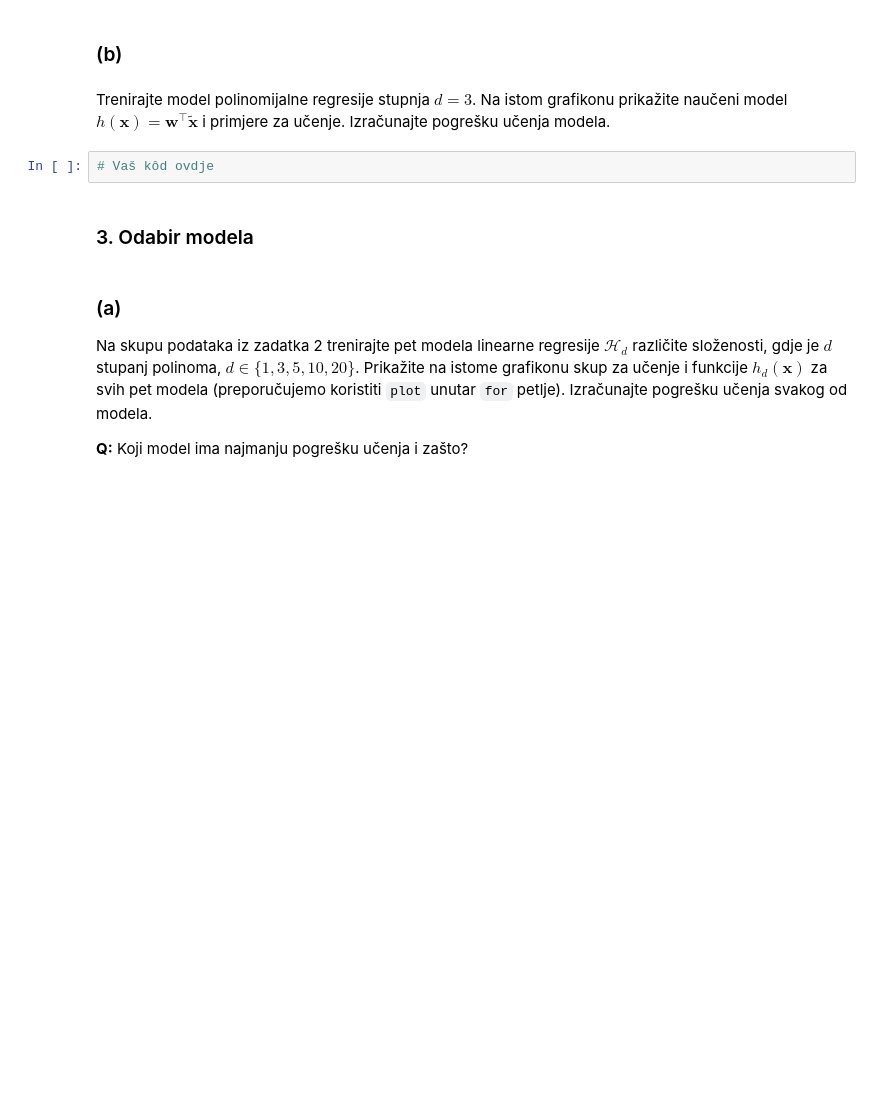
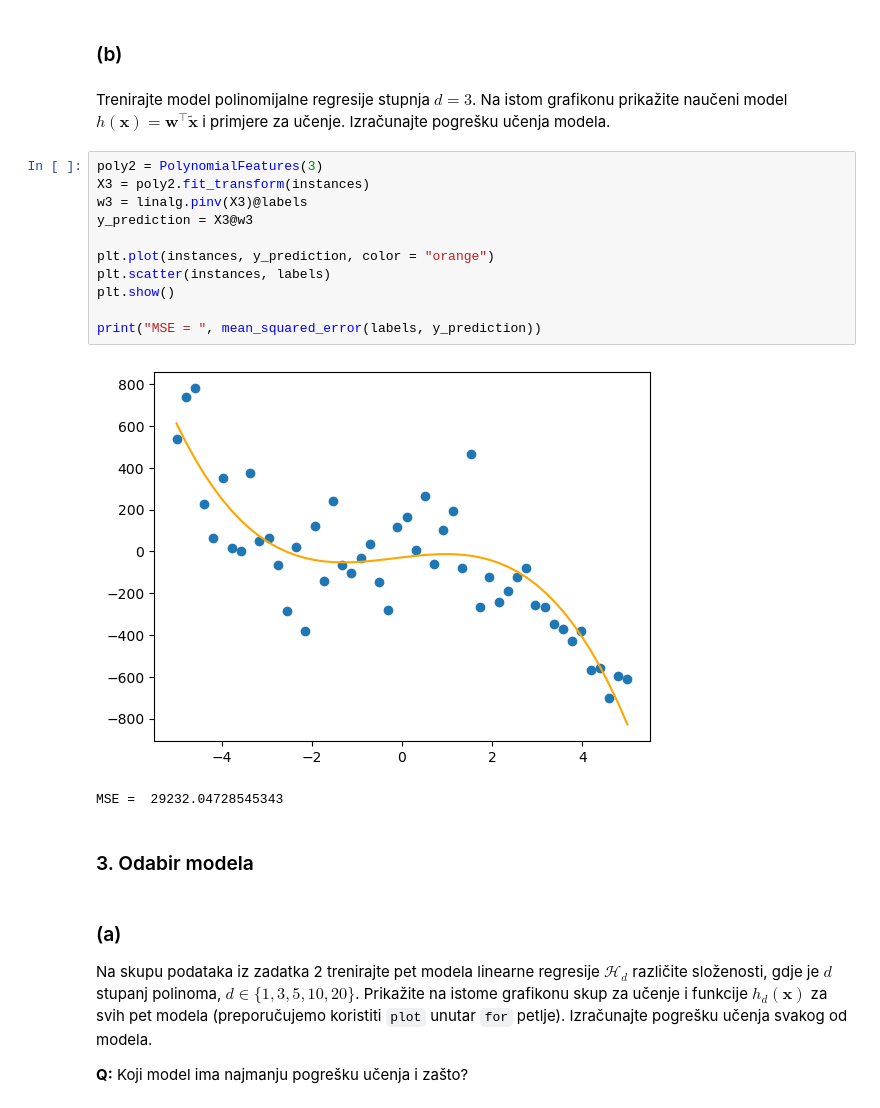
Before and after one commit to RobertoGrabovac/FER-StrojnoUcenje1, a Jupyter notebook: LAB1 - Regresija.ipynb, the cells around one changed output. Cells and saved outputs as stored; diff of their text form; blank space fills up the shorter version.

```diff
--- a/LAB1 - Regresija.ipynb
+++ b/LAB1 - Regresija.ipynb
@@ -185,8 +197,20 @@ Prikažite taj skup funkcijom [`scatter`](http://matplotlib.org/api/pyplot_api.h
 ### (b)
 # %% [markdown]
 Trenirajte model polinomijalne regresije stupnja $d=3$. Na istom grafikonu prikažite naučeni model $h(\mathbf{x})=\mathbf{w}^\intercal\tilde{\mathbf{x}}$ i primjere za učenje. Izračunajte pogrešku učenja modela.
-# %%
-# Vaš kôd ovdje
+# %%
+poly2 = PolynomialFeatures(3)
+X3 = poly2.fit_transform(instances)
+w3 = linalg.pinv(X3)@labels
+y_prediction = X3@w3
+
+plt.plot(instances, y_prediction, color = "orange")
+plt.scatter(instances, labels)
+plt.show()
+
+print("MSE = ", mean_squared_error(labels, y_prediction))
+# %% [output]
+[figure, added]
+MSE =  29232.04728545343
 # %% [markdown]
 ### 3. Odabir modela
 # %% [markdown]
```
Also changed, not shown: parts of 6 cells of this notebook.
